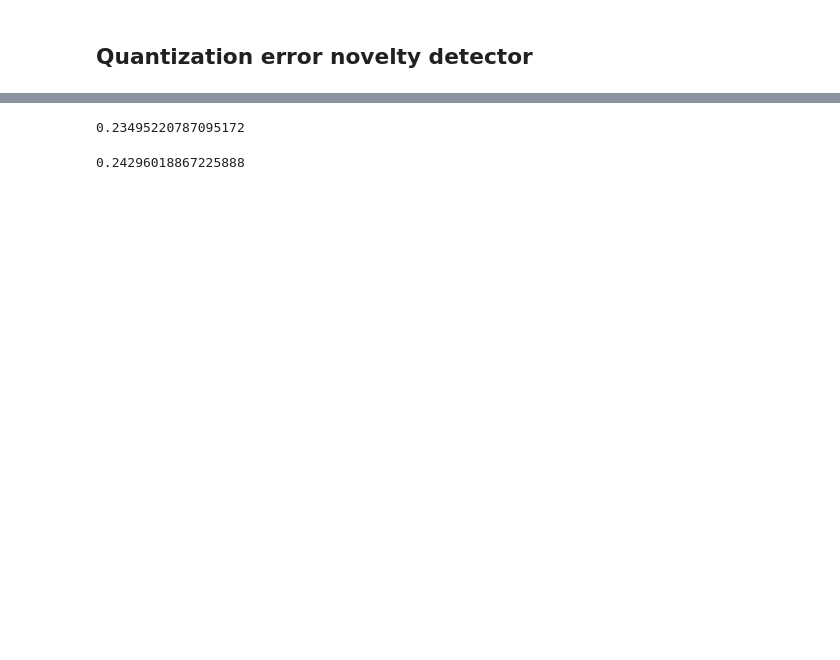
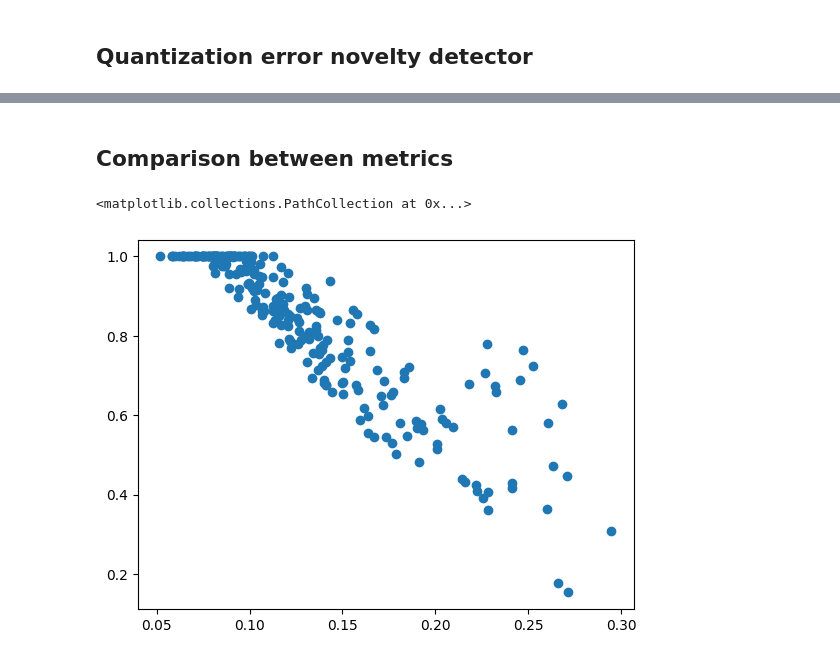
Before and after one commit to opticsensors/HVAC-predictive-control, a Jupyter notebook: notebooks/2.0-custom-som-implementation.ipynb, the cells around one changed output, grey strips where cells are left out. Drawn from its saved outputs; the diff is of its cells as text; code cells hidden in the pictures; blank space fills up the shorter version.

```diff
--- a/notebooks/2.0-custom-som-implementation.ipynb
+++ b/notebooks/2.0-custom-som-implementation.ipynb
@@ -160,8 +147,7 @@ Nd[Eq>dmax_training] = 0
-# %%
-dmax_training
-# %% [output]
-0.23495220787095172
-# %%
-np.array(l_dmin).max()
-# %% [output]
-0.24296018867225888
+# %% [markdown]
+## Comparison between metrics
+# %%
+plt.scatter(metric_knn, metric_eq)
+# %% [output]
+<matplotlib.collections.PathCollection at 0x...>
+[figure, added]
```
Also changed, not shown: parts of 10 cells of this notebook, 3 other files.
